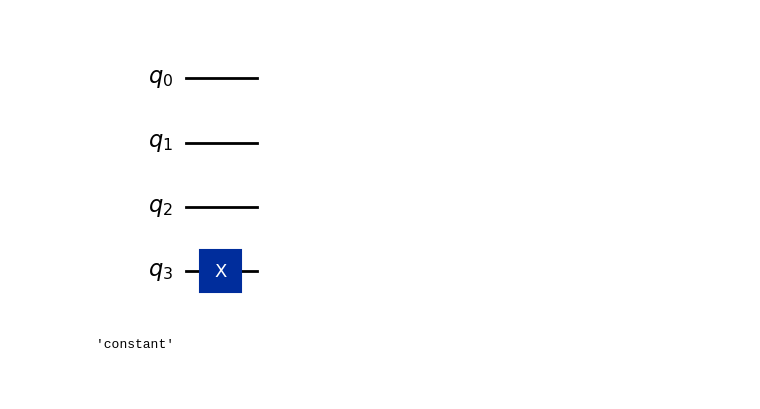
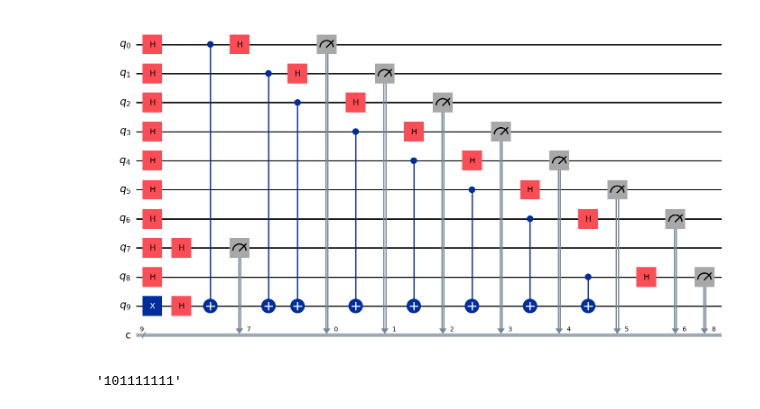
Before and after one commit to Idden/QuantumAlgorithmsQiskit, a Jupyter notebook: berstein_vazarani_algo.ipynb, the cells around one changed output. Drawn from its saved outputs; the diff is of its cells as text; code cells hidden in the pictures; blank space fills up the shorter version.

```diff
--- a/berstein_vazarani_algo.ipynb
+++ b/berstein_vazarani_algo.ipynb
@@ -51,20 +28,14 @@ def compile_circuit(function: QuantumCircuit):
     qc.measure(range(n), range(n))
     return qc
 # %%
-def dj_algorithm(function: QuantumCircuit):
-    # Determine if a function is constant or balanced.
+def bv_algorithm(function: QuantumCircuit):
+    qc = compile_circuit(function)
+    display(qc.draw(output="mpl"))
+    result = AerSimulator().run(qc, shots=1, memory=True).result() # run a 1 time simulation at the measurement blocks
+    return result.get_memory()[0] # get the first index of the simulation results
+                                  # for my future self when you look back at this for making the youtube videos you are handsome but thats besides the point
 
-    qc = compile_circuit(function)
-
-    result = AerSimulator().run(qc, shots=1, memory=True).result()
-    measurements = result.get_memory()
-    if "1" in measurements[0]:
-        return "balanced"
-    return "constant"
+display(bv_algorithm(bv_query("101111111"))) # i feel like this is a scam because i put the bit string here and it just prints the bit string ;(
+# %% [output]
+[figure, added]
+'101111111'
-# %%
-f = dj_query(3)
-display(f.draw("mpl"))
-display(dj_algorithm(f))
-# %% [output]
-[figure, removed]
-'constant'
```
Also changed, not shown: parts of 3 cells of this notebook, 1 other file.
